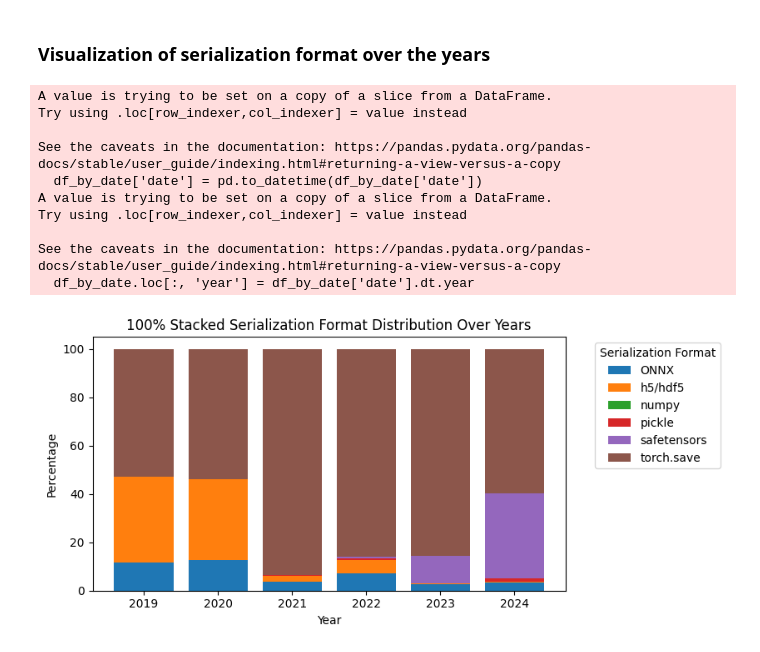
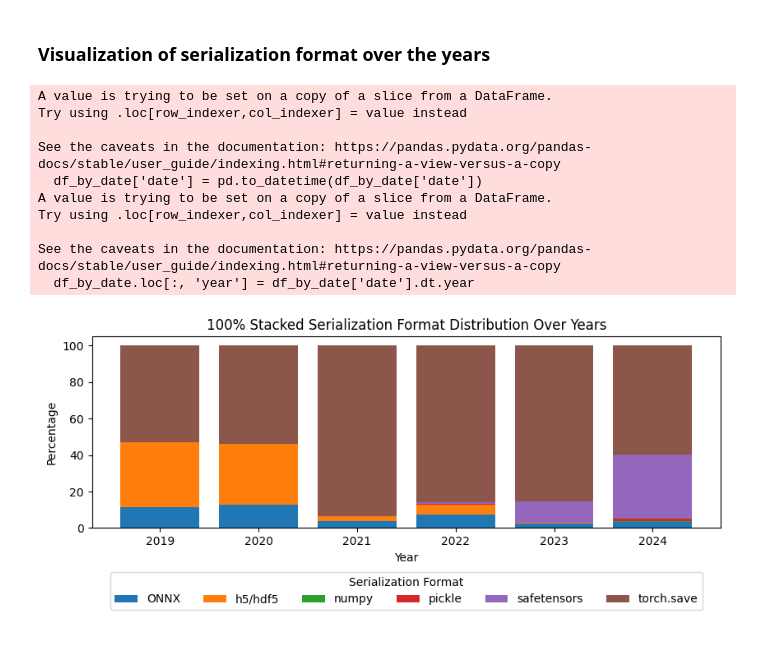
Before and after one commit to s2e-lab/model-evolution, a Jupyter notebook: scripts/notebooks/rq2_analysis.ipynb, the cells around one changed output. Saved outputs shown, nothing was run; the diff lists cells and outputs as text; code cells hidden in the pictures.

```diff
--- a/scripts/notebooks/rq2_analysis.ipynb
+++ b/scripts/notebooks/rq2_analysis.ipynb
@@ -8,7 +8,7 @@ from pathlib import Path
 
 import pandas as pd
 
-df = pd.read_csv(Path('../../results/repository_evolution_0_5014_MERGED.csv'))
+df = pd.read_csv(Path('../../results/repository_evolution_0_5014.csv'))
 df_commits = pd.read_csv(Path('../../data/huggingface_sort_by_createdAt_top996939_commits_0_1035.csv'))
 
 # grabs the date from df2 and adds it to df based on commit_hash and repo_url matching, implementation needs to be efficient
@@ -75,35 +75,36 @@ fig, ax = plt.subplots(figsize=(10, 4))
 # Cumulative values for stacked bars
 cumulative_values = np.zeros(len(grouped_percentage))
 
 for serialization_format in grouped_percentage.columns:
     ax.bar(grouped_percentage.index, grouped_percentage[serialization_format],
            bottom=cumulative_values, label=serialization_format)
     cumulative_values += grouped_percentage[serialization_format]
 
 # Add labels and title
 ax.set_ylabel('Percentage')
 ax.set_xlabel('Year')
 ax.set_title('100% Stacked Serialization Format Distribution Over Years')
 # ax.legend(title='Serialization Format')
 # Move the legend outside of the plot
-ax.legend(title='Serialization Format', bbox_to_anchor=(1.05, 1), loc='upper left')
+ax.legend(title='Serialization Format', bbox_to_anchor=(0.5, -0.2), loc='upper center', ncol=6)
 # Adjust the plot layout to make room for the legend
 plt.tight_layout(rect=[0, 0, 0.85, 1])
 
 
+
 plt.show()
 # %% [output]
 A value is trying to be set on a copy of a slice from a DataFrame.
 Try using .loc[row_indexer,col_indexer] = value instead
 
 See the caveats in the documentation: https://pandas.pydata.org/pandas-docs/stable/user_guide/indexing.html#returning-a-view-versus-a-copy
   df_by_date['date'] = pd.to_datetime(df_by_date['date'])
 A value is trying to be set on a copy of a slice from a DataFrame.
 Try using .loc[row_indexer,col_indexer] = value instead
 
 See the caveats in the documentation: https://pandas.pydata.org/pandas-docs/stable/user_guide/indexing.html#returning-a-view-versus-a-copy
   df_by_date.loc[:, 'year'] = df_by_date['date'].dt.year
-[figure, old version]
+[figure, new version]
 # %%
 import pandas as pd
 import matplotlib.pyplot as plt
```
Also changed, not shown: parts of 3 cells of this notebook.
